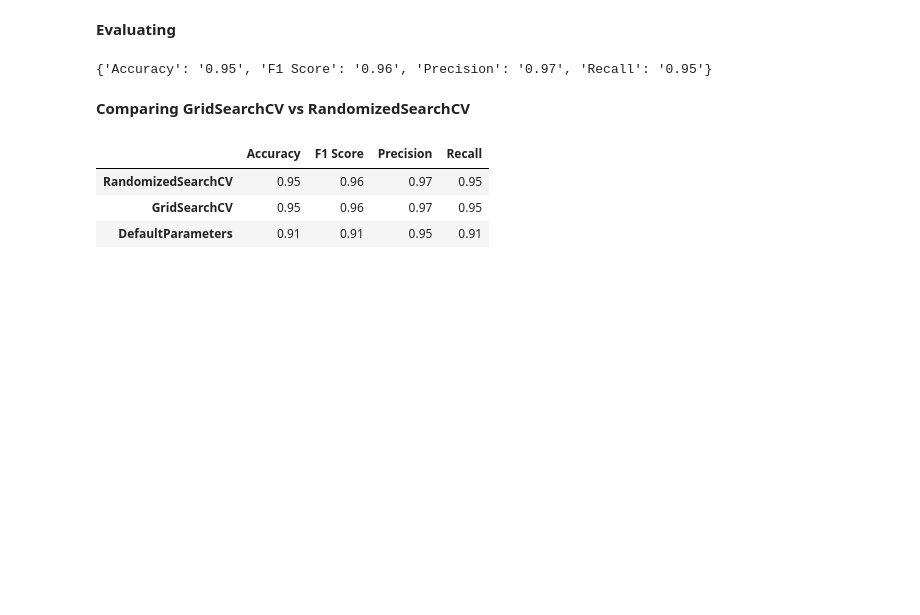
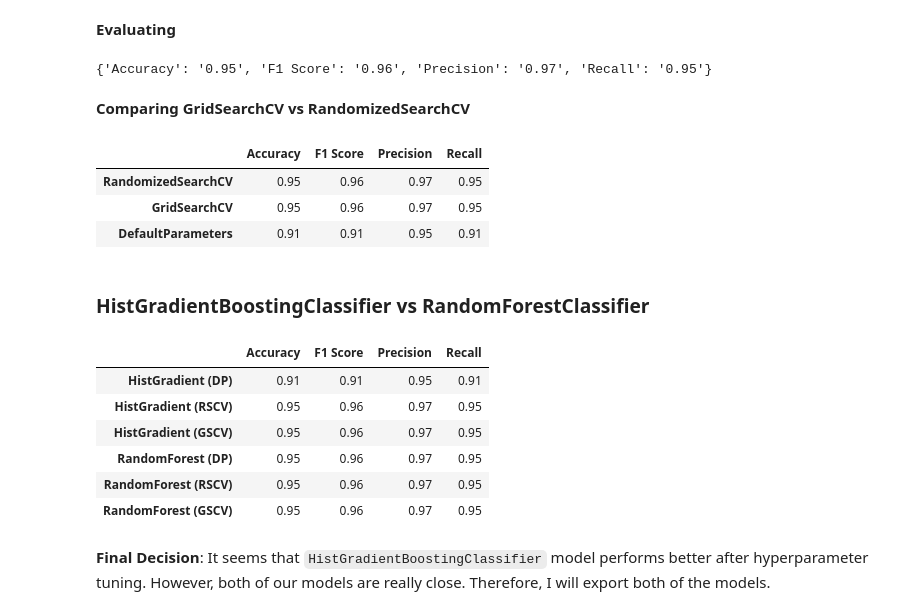
Before and after one commit to BytiAX/obesity-classification, a Jupyter notebook: notebooks/obesity-classification.ipynb, the cells around one changed output. Saved outputs shown, nothing was run; the diff lists cells and outputs as text; code cells hidden in the pictures; blank space fills up the shorter version.

Commit message:
RandomForest vs HistGradient

```diff
--- a/notebooks/obesity-classification.ipynb
+++ b/notebooks/obesity-classification.ipynb
@@ -868,3 +868,26 @@ hyperparameter_compare_hclf
 | RandomizedSearchCV | 0.95 | 0.96 | 0.97 | 0.95 |
 | GridSearchCV | 0.95 | 0.96 | 0.97 | 0.95 |
 | DefaultParameters | 0.91 | 0.91 | 0.95 | 0.91 |
+# %% [markdown]
+### HistGradientBoostingClassifier vs RandomForestClassifier
+# %%
+# Creating Data
+data = [hclf_eval, hclf_rand_eval, hclf_grid_eval, clf_eval, clf_rand_eval, clf_grid_eval]
+# Creating Labels
+index = ["HistGradient (DP)", "HistGradient (RSCV)", "HistGradient (GSCV)", "RandomForest (DP)", "RandomForest (RSCV)", "RandomForest (GSCV)"]
+
+# Creating Pandas DataFrame to compare our models
+comp_hclf_vs_clf = pd.DataFrame(
+    data=data,
+    index=index)
+comp_hclf_vs_clf
+# %% [output]
+|  | Accuracy | F1 Score | Precision | Recall |
+| HistGradient (DP) | 0.91 | 0.91 | 0.95 | 0.91 |
+| HistGradient (RSCV) | 0.95 | 0.96 | 0.97 | 0.95 |
+| HistGradient (GSCV) | 0.95 | 0.96 | 0.97 | 0.95 |
+| RandomForest (DP) | 0.95 | 0.96 | 0.97 | 0.95 |
+| RandomForest (RSCV) | 0.95 | 0.96 | 0.97 | 0.95 |
+| RandomForest (GSCV) | 0.95 | 0.96 | 0.97 | 0.95 |
+# %% [markdown]
+**Final Decision**: It seems that `HistGradientBoostingClassifier` model performs better after hyperparameter tuning. However, both of our models are really close. Therefore, I will export both of the models.
```
Also changed, not shown: parts of 1 cell of this notebook.
